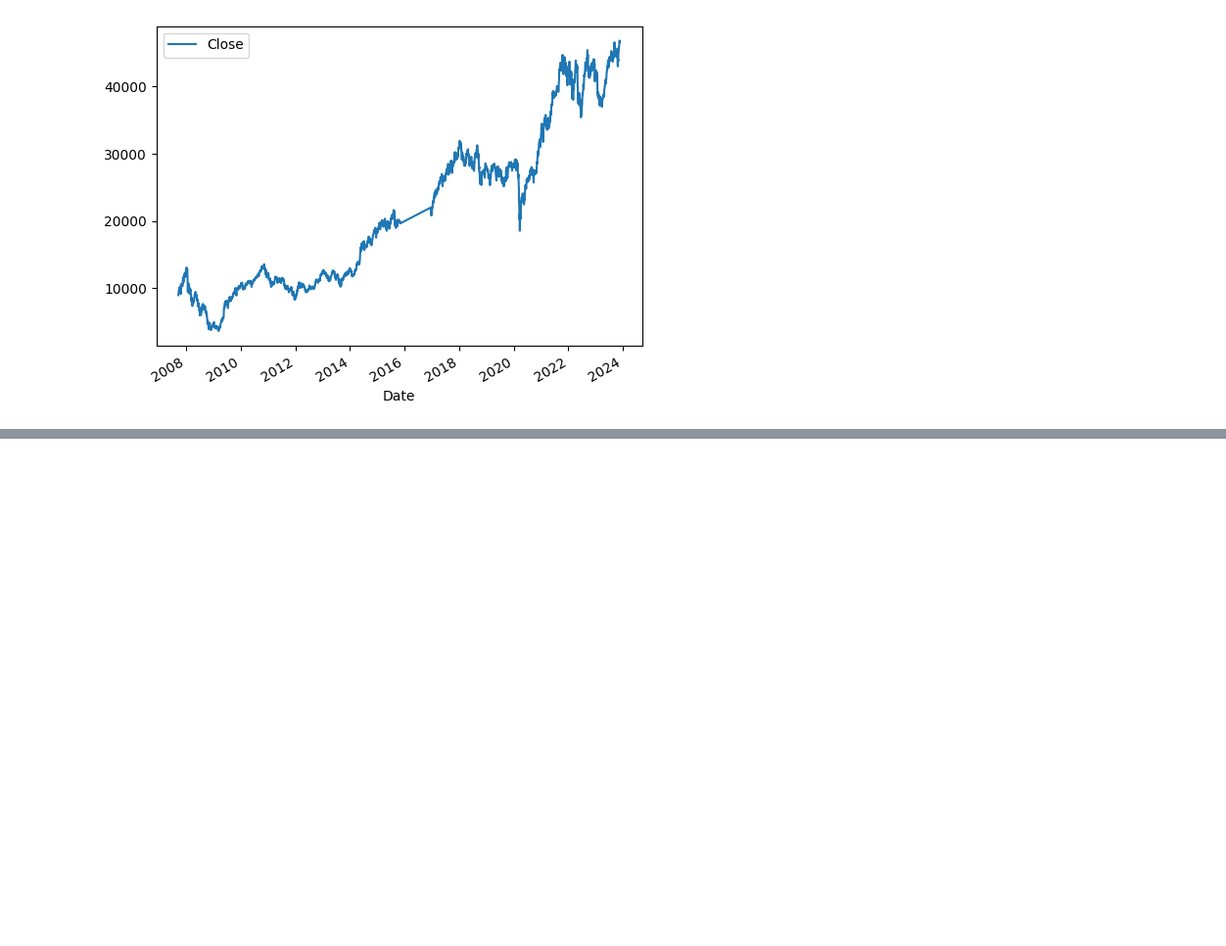
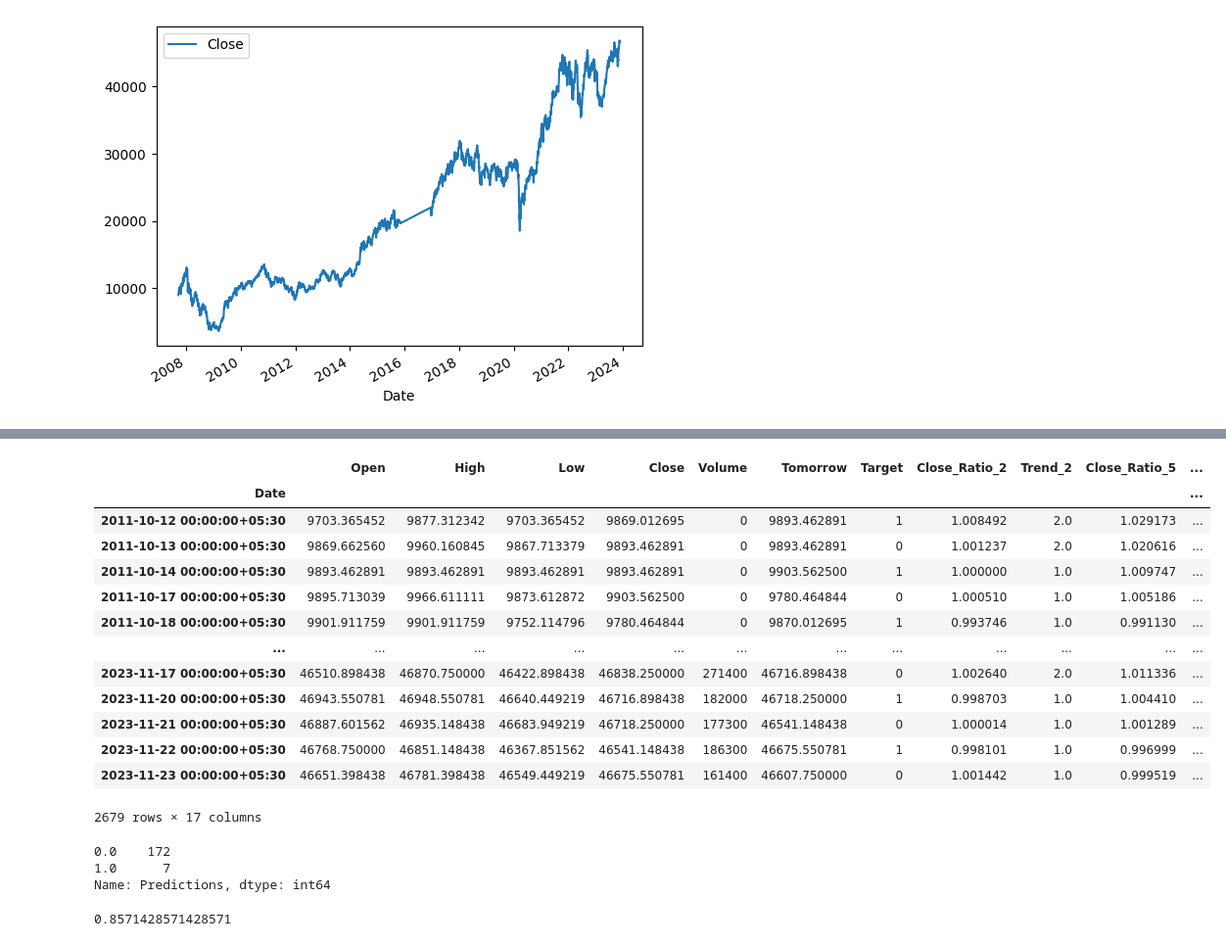
Before and after one commit to rakeshprasanna/stockindex_price_prediction, a Jupyter notebook: stockMarketPrediction.ipynb, the cells around one changed output, grey strips where cells are left out. Shown: that part at 98% size. Drawn from its saved outputs; the diff is of its cells as text; code cells hidden in the pictures; blank space fills up the shorter version.

```diff
--- a/stockMarketPrediction.ipynb
+++ b/stockMarketPrediction.ipynb
@@ -68,4 +68,4 @@ nifty_next_50
 # %%
-nifty_next_50['Target']=(nifty_next_50['Tomorrow']>nifty_next_50['Çlose']).astype(int)
+nifty_next_50['Target']=(nifty_next_50['Tomorrow'] > nifty_next_50['Close']).astype(int)
 nifty_next_50
 # %% [output]
@@ -72,0 +191,32 @@ KeyError: ignored
+# %%
+horizons = [2,5,60,250,1000]
+new_predictors = []
+
+for horizon in horizons:
+  rolling_averages = nifty_next_50.rolling(horizon).mean()
+
+  ratio_column = f"Close_Ratio_{horizon}"
+  nifty_next_50[ratio_column] = nifty_next_50["Close"] / rolling_averages["Close"]
+
+  trend_column = f"Trend_{horizon}"
+  nifty_next_50[trend_column]=nifty_next_50.shift(1).rolling(horizon).sum()["Target"]
+
+  new_predictors +=[ratio_column,trend_column]
+# %%
+nifty_next_50=nifty_next_50.dropna()
+nifty_next_50
+# %% [output]
+|  | Open | High | Low | Close | Volume | Tomorrow | Target | Close_Ratio_2 | Trend_2 | Close_Ratio_5 | ... |
+| Date |  |  |  |  |  |  |  |  |  |  | ... |
+| 2011-10-12 00:00:00+05:30 | 9703.365452 | 9877.312342 | 9703.365452 | 9869.012695 | 0 | 9893.462891 | 1 | 1.008492 | 2.0 | 1.029173 | ... |
+| 2011-10-13 00:00:00+05:30 | 9869.662560 | 9960.160845 | 9867.713379 | 9893.462891 | 0 | 9893.462891 | 0 | 1.001237 | 2.0 | 1.020616 | ... |
+| 2011-10-14 00:00:00+05:30 | 9893.462891 | 9893.462891 | 9893.462891 | 9893.462891 | 0 | 9903.562500 | 1 | 1.000000 | 1.0 | 1.009747 | ... |
+| 2011-10-17 00:00:00+05:30 | 9895.713039 | 9966.611111 | 9873.612872 | 9903.562500 | 0 | 9780.464844 | 0 | 1.000510 | 1.0 | 1.005186 | ... |
+| 2011-10-18 00:00:00+05:30 | 9901.911759 | 9901.911759 | 9752.114796 | 9780.464844 | 0 | 9870.012695 | 1 | 0.993746 | 1.0 | 0.991130 | ... |
+| ... | ... | ... | ... | ... | ... | ... | ... | ... | ... | ... | ... |
+| 2023-11-17 00:00:00+05:30 | 46510.898438 | 46870.750000 | 46422.898438 | 46838.250000 | 271400 | 46716.898438 | 0 | 1.002640 | 2.0 | 1.011336 | ... |
+| 2023-11-20 00:00:00+05:30 | 46943.550781 | 46948.550781 | 46640.449219 | 46716.898438 | 182000 | 46718.250000 | 1 | 0.998703 | 1.0 | 1.004410 | ... |
+| 2023-11-21 00:00:00+05:30 | 46887.601562 | 46935.148438 | 46683.949219 | 46718.250000 | 177300 | 46541.148438 | 0 | 1.000014 | 1.0 | 1.001289 | ... |
+| 2023-11-22 00:00:00+05:30 | 46768.750000 | 46851.148438 | 46367.851562 | 46541.148438 | 186300 | 46675.550781 | 1 | 0.998101 | 1.0 | 0.996999 | ... |
+| 2023-11-23 00:00:00+05:30 | 46651.398438 | 46781.398438 | 46549.449219 | 46675.550781 | 161400 | 46607.750000 | 0 | 1.001442 | 1.0 | 0.999519 | ... |
+2679 rows × 17 columns
@@ -72,0 +236,10 @@ KeyError: ignored
+# %%
+predictions["Predictions"].value_counts()
+# %% [output]
+0.0    172
+1.0      7
+Name: Predictions, dtype: int64
+# %%
+precision_score(predictions["Target"],predictions["Predictions"])
+# %% [output]
+0.8571428571428571
```
Also changed, not shown: parts of 19 cells of this notebook.
